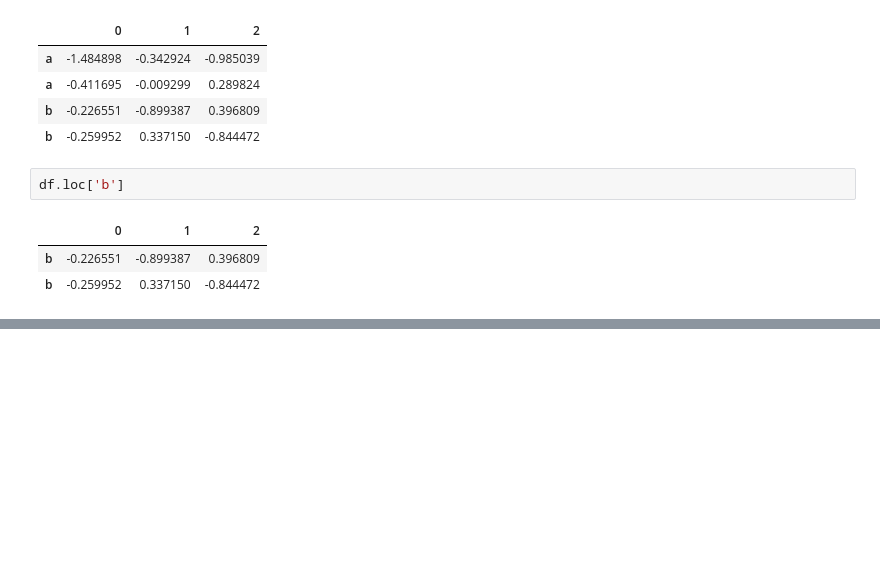
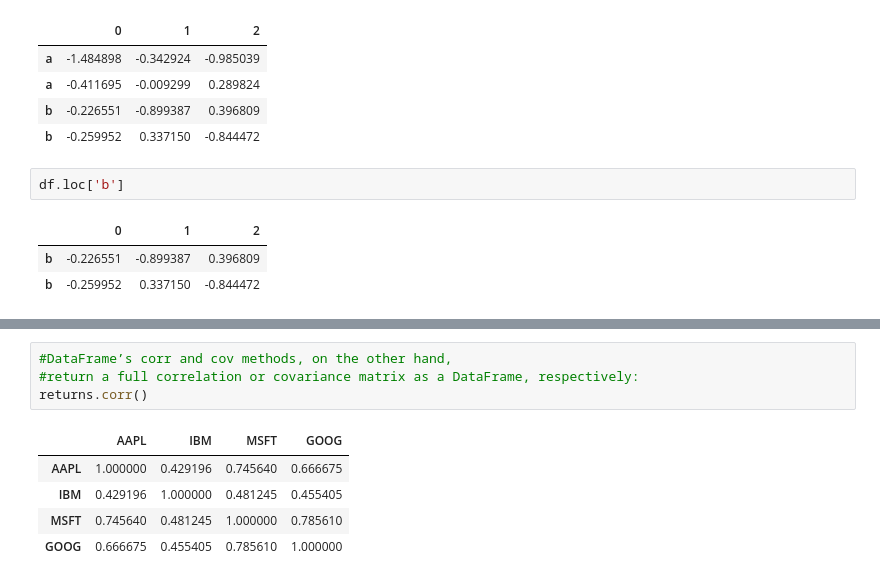
Before and after one commit to 1990Jasonlee/WesCh5, a Jupyter notebook: Chapter5WorkAlong.ipynb, the cells around one changed output, grey strips where cells are left out. Saved outputs shown, nothing was run; the diff lists cells and outputs as text; blank space fills up the shorter version.

```diff
--- a/Chapter5WorkAlong.ipynb
+++ b/Chapter5WorkAlong.ipynb
@@ -1223,0 +1327,10 @@ df.loc['b']
+# %%
+#DataFrame’s corr and cov methods, on the other hand,
+#return a full correlation or covariance matrix as a DataFrame, respectively:
+returns.corr()
+# %% [output]
+|  | AAPL | IBM | MSFT | GOOG |
+| AAPL | 1.000000 | 0.429196 | 0.745640 | 0.666675 |
+| IBM | 0.429196 | 1.000000 | 0.481245 | 0.455405 |
+| MSFT | 0.745640 | 0.481245 | 1.000000 | 0.785610 |
+| GOOG | 0.666675 | 0.455405 | 0.785610 | 1.000000 |
```
Also changed, not shown: parts of 36 cells of this notebook.
